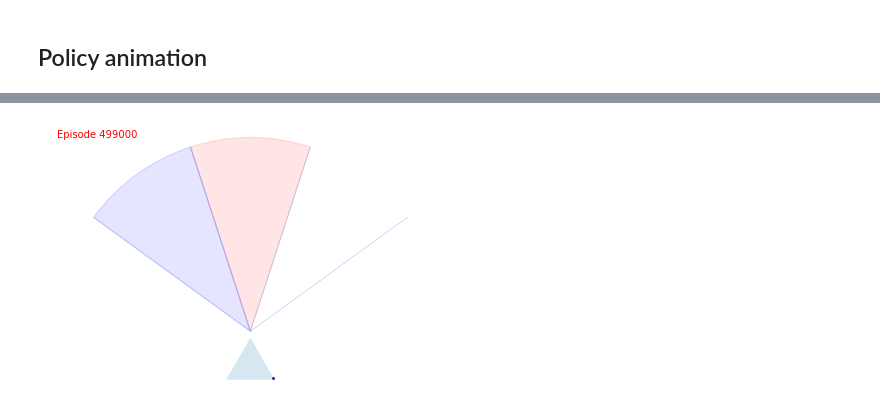
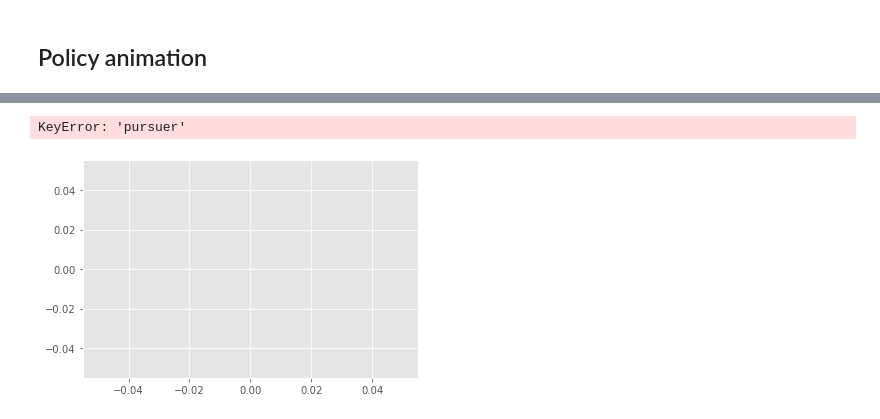
Before and after one commit to fbrand-new/reinforced-birds, a Jupyter notebook: AnimatePolicy.ipynb, the cells around one changed output, grey strips where cells are left out. Cells and saved outputs as stored; diff of their text form; code cells hidden in the pictures.

```diff
--- a/AnimatePolicy.ipynb
+++ b/AnimatePolicy.ipynb
@@ -83,7 +76,7 @@ def select_frame(ep,frame=0,birds_num=10):
 
     for i in range(1,birds_num):
         ax.scatter(df["x"+str(i)],df["y"+str(i)], color="blue")
-        wedge = mpatches.Wedge((df["x"+str(i)], df["y"+str(i)]), 7,
+        wedge = mpatches.Wedge((df["x"+str(i)], df["y"+str(i)]), 15,
                            df["alpha"+str(i)]*180/math.pi - 135, df["alpha"+str(i)]*180/math.pi + 135,
                            alpha=0.1, lw=1.5, color="blue")
         patches.append(wedge)
@@ -91,14 +84,14 @@ def select_frame(ep,frame=0,birds_num=10):
 
     collection = PatchCollection(patches, match_original=True)
     ax.add_collection(collection)
-    ax.set_xlim(-2,10)
-    ax.set_ylim(2.5,15)
+    ax.set_xlim(-20,20)
+    ax.set_ylim(-5,15)
 
     return ax
 
-ep = 18000
-fr = 72
-bn = 3
+ep = 1000
+fr = 0
+bn = 2
 select_frame(ep, frame=fr, birds_num=bn)
 
 df = pd.read_csv("data/observations.csv")
@@ -114,7 +106,7 @@ df.iloc[fr*bn:(fr+1)*bn]
 # %% [markdown]
 ## Policy animation
 # %%
-def obs_to_state(obs, sec_num=5, base=3):
+def obs_to_state(obs, sec_num=5, state_per_sector=3):
     """
         Transforms a dictionary defining an observation into the index of a state.
         The observation is defined like
@@ -123,9 +115,9 @@ def obs_to_state(obs, sec_num=5, base=3):
     state = np.empty([sec_num,1])
     for i in obs['none']:
         state[i] = 0
-    for i in obs['evader']:
+    for i in obs['foe']:
         state[i] = 1
-    for i in obs['pursuer']:
+    for i in obs['brother']:
         state[i] = 2
     for i in obs['both']:
         state[i] = 3
@@ -133,7 +125,7 @@ def obs_to_state(obs, sec_num=5, base=3):
     state_num = 0
 
     for i in range(sec_num):
-        state_num+=state[i]*pow(base,i)
+        state_num+=state[i]*pow(state_per_sector,i)
 
     return int(state_num)
 
@@ -147,22 +139,23 @@ def state_to_color(state, sec_num=5, base=3):
         if state_base[i] == 0:
             col[i] = "white"
         elif state_base[i] == 1:
-            col[i] = "blue"
+            col[i] = "red" #Now stands for foe
         elif state_base[i] == 2:
-            col[i] = "red"
+            col[i] = "blue"  #Now stands for brother
         elif state_base[i] == 3:
             col[i] = "purple"
 
     return col
 
-def create_wedge(state, ax, sec_num=5, base=3):
+def create_wedge(state, ax, sec_num=5, state_per_sector=3):
 
     patches = []
+
     # add the vision cone
     sector_angle = 180/(sec_num)
     min_ang = 0
     max_ang = sector_angle
-    col = state_to_color(state, sec_num, base)
+    col = state_to_color(state, sec_num, state_per_sector)
     for i in range(sec_num):
         wedge = mpatches.Wedge((1, 1), 2, min_ang, max_ang,
                                alpha=0.1, lw=1.5, color=col[i])
@@ -182,12 +175,4 @@ def create_wedge(state, ax, sec_num=5, base=3):
     t = mpatches.Polygon(t_p, alpha=0.2, lw=2)
     patches.append(t)
 
-    #t_coord = []
-
-    #for i in range(1,sec_num):
-        #n_shift = 1.5*np.array([-math.cos(-i*math.pi/sec_num), math.sin(i*math.pi/sec_num)])
-        #t_coord.append(t_p + n_shift)
-        #t = mpatches.Polygon(t_coord[i-1], alpha=0.2, lw=2)
-        #patches.append(t)
-
     return patches, t_p #, t_coord
@@ -194,5 +208,5 @@ def create_wedge(state, ax, sec_num=5, base=3):
 # %%
-def animate_policy(bird, obs, birds_num=2, sec_num=5, base=3):
+def animate_policy(bird, obs, birds_num=2, sec_num=3, base=1):
     plt.style.use('ggplot')
     fig, ax = plt.subplots()
     points = ax.scatter([], [], color="darkblue", s=sec_num)
@@ -212,8 +226,6 @@ def animate_policy(bird, obs, birds_num=2, sec_num=5, base=3):
     #Data preparation
     df = preprocessing(filename="data/value_policy.csv")
     df = extract_policy(df, bird)
-    #df = df.iloc[[-1]]
-    #df = df.loc[[i for i in range(0,len(df))]]
     df.reset_index(drop=True,inplace=True)
     x = (df[("right_"+str(bird),)] - df[("left_"+str(bird),)])/2 + 0.5
     y = df[("straight_"+str(bird),)]*math.sqrt(3)/2
@@ -244,6 +256,6 @@ def animate_policy(bird, obs, birds_num=2, sec_num=5, base=3):
     anim = animation.FuncAnimation(fig, animate, frames=len(x), interval=20, blit=True)
     return anim
 # %%
-anim_p = animate_policy(1,{'none':[0,1,4], 'evader':[3], 'pursuer':[2]},birds_num=3)
+anim_p = animate_policy(1,{'none':[0,1,2], 'evader':[3]},birds_num=2)
 HTML(anim_p.to_html5_video())
 # %% [output]
@@ -251 +262,2 @@ HTML(anim_p.to_html5_video())
+KeyError: 'pursuer'
-[figure, old version]
+[figure, new version]
```
Also changed, not shown: parts of 7 cells of this notebook, 15 other files.
